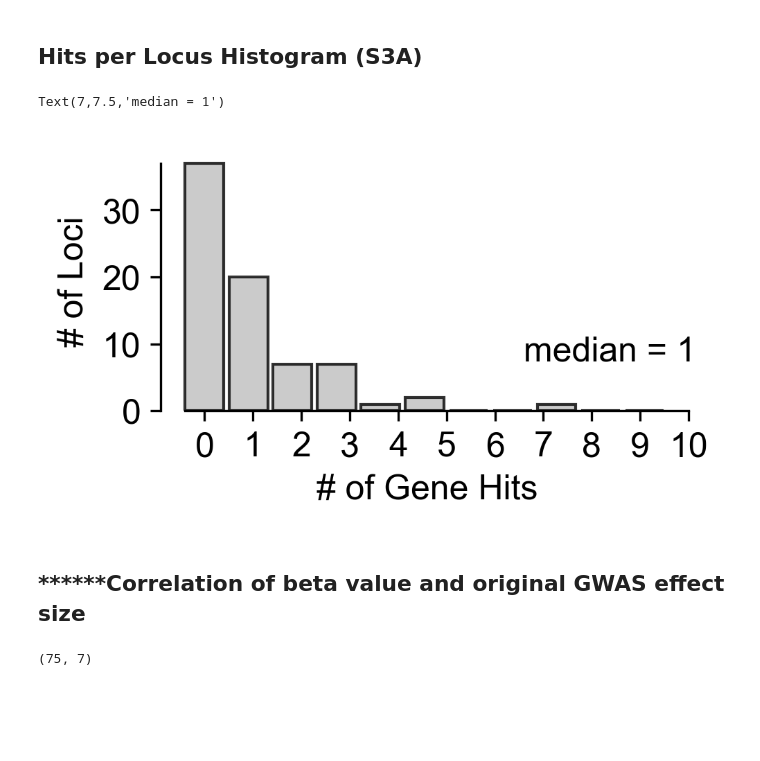
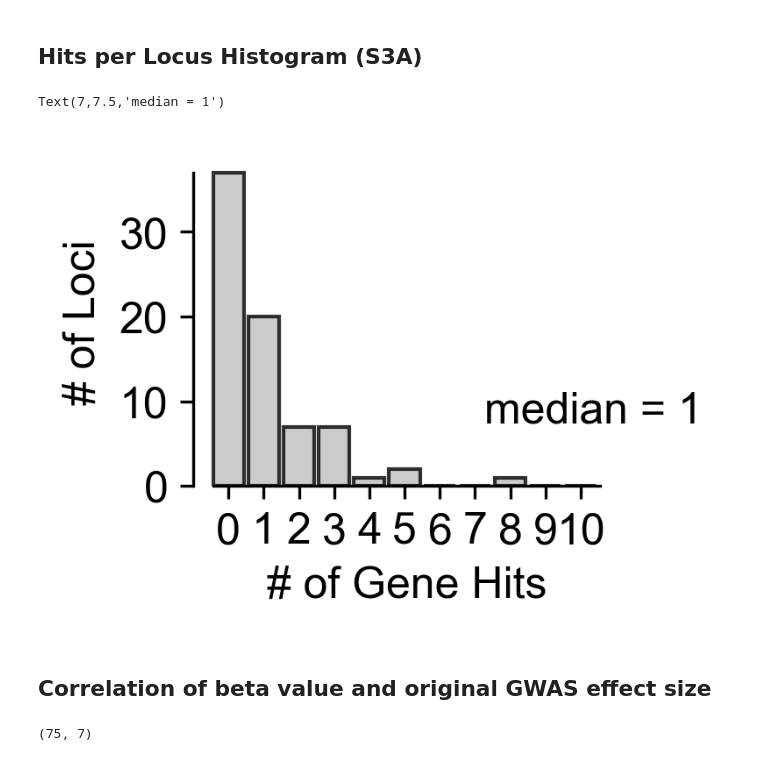
Before and after one commit to elifesciences-publications/shRNA_screen, a Jupyter notebook: primaryAnalysisNotebook.ipynb, the cells around one changed output. Saved outputs shown, nothing was run; the diff lists cells and outputs as text; code cells hidden in the pictures; blank space fills up the shorter version.

```diff
--- a/primaryAnalysisNotebook.ipynb
+++ b/primaryAnalysisNotebook.ipynb
@@ -1079,7 +1079,7 @@ def adjust_spines(ax, spines):
 ## Hits per Locus Histogram (S3A)
 # %%
 # Per locus histogram
-fig, ax = plt.subplots(1, dpi=300, figsize=(3.4, 2))
+fig, ax = plt.subplots(1, dpi=300, figsize=(2.4, 2))
 genesPerLoci = []
 
 for snp in annoref['snp'].unique():
@@ -1087,37 +1087,37 @@ for snp in annoref['snp'].unique():
 
 genesPerLoci.append(0)
 
 genesPerLoci = np.array(genesPerLoci)
 
 ax.hist([0]*37 + [x[1] for x in forPlot], bins=11, range=(0,10), width=0.8, fc='0.75', ec='black', alpha=0.8)
 
 adjust_spines(ax, ['left', 'bottom'])
 
 ax.spines['bottom'].set_position(('outward', 0))
 ax.spines['bottom'].set_smart_bounds(True)
 
 ax.spines['left'].set_position(('outward', 0))
 ax.spines['left'].set_smart_bounds(True)
 
 ax.set_xlabel('# of Gene Hits')
 ax.set_ylabel('# of Loci')
 
 for item in ([ax.title, ax.xaxis.label, ax.yaxis.label] +
              ax.get_xticklabels() + ax.get_yticklabels()):
     item.set_fontsize(12)
     item.set_fontname('Arial')
 
-ax.set_xticks([x + 0.4 for x in range(0,11)])
+ax.set_xticks([x + 0.4 - 0.09*i for i,x in enumerate(range(0,11))])
 ax.set_xticklabels([str(x) for x in range(0,11)])
 
 plt.tight_layout(True)
 
 ax.text(7, 7.5, 'median = ' + str(int(np.median([sum(x[1:]) for x in forPlot]))), fontsize=12, fontname='Arial')
 # %% [output]
 Text(7,7.5,'median = 1')
-[figure, old version]
+[figure, new version]
 # %% [markdown]
-## ******Correlation of beta value and original GWAS effect size
+## Correlation of beta value and original GWAS effect size
 # %%
 vdh = pd.read_csv('ref/vanderharst2012.tsv', sep='\t')
 print(vdh.shape)
```
Also changed, not shown: parts of 2 cells of this notebook.
